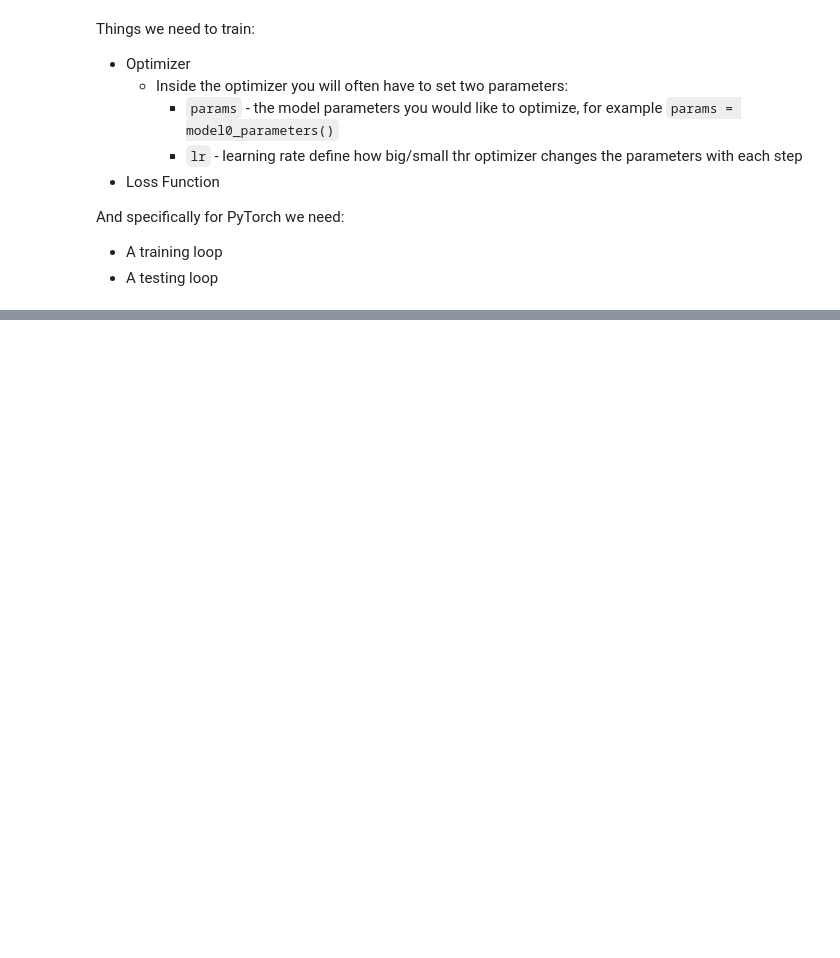
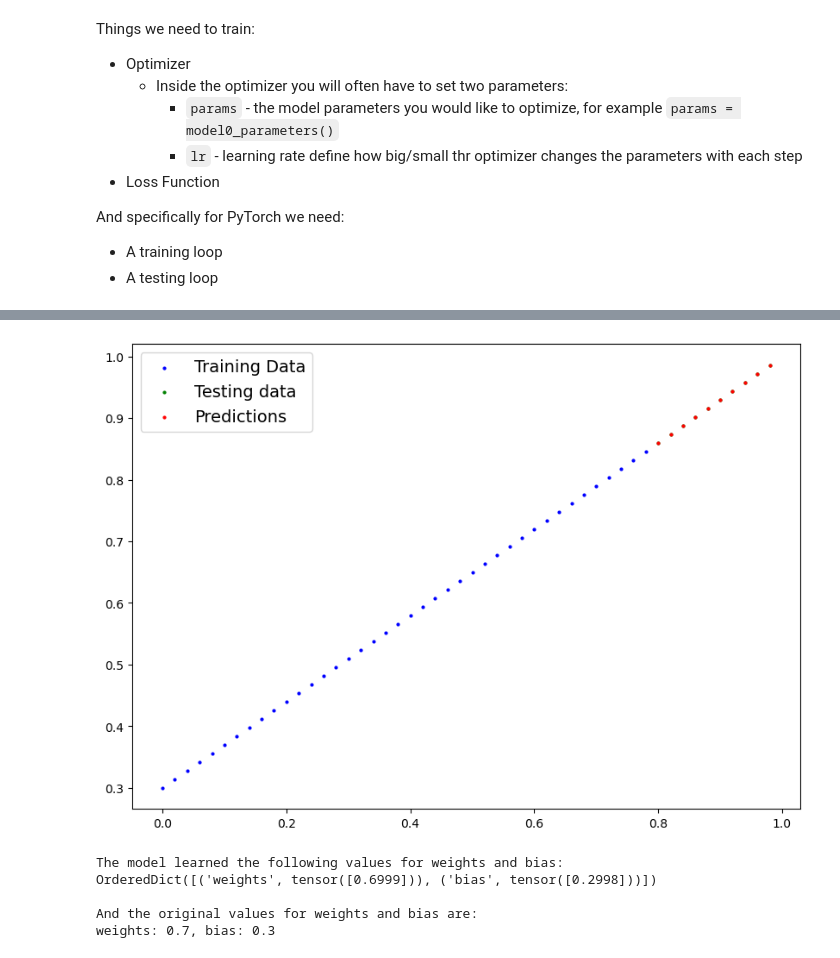
Before and after one commit to KCLTLH/PyTorch, a Jupyter notebook: 01_pytorch_workflow.ipynb, the cells around one changed output, grey strips where cells are left out. Cells and saved outputs as stored; diff of their text form; code cells hidden in the pictures; blank space fills up the shorter version.

```diff
--- a/01_pytorch_workflow.ipynb
+++ b/01_pytorch_workflow.ipynb
@@ -173,0 +206,19 @@ for epoch in range(epochs):
+# %%
+with torch.inference_mode():
+    Y_pred_new = model0(X_test)
+
+plot_predictions(predictions=Y_pred_new)
+# %% [output]
+[figure, added]
+# %%
+# Find our model's learned parameters
+print("The model learned the following values for weights and bias:")
+print(model0.state_dict())
+print("\nAnd the original values for weights and bias are:")
+print(f"weights: {weight}, bias: {bias}")
+# %% [output]
+The model learned the following values for weights and bias:
+OrderedDict([('weights', tensor([0.6999])), ('bias', tensor([0.2998]))])
+
+And the original values for weights and bias are:
+weights: 0.7, bias: 0.3
```
Also changed, not shown: parts of 8 cells of this notebook.
